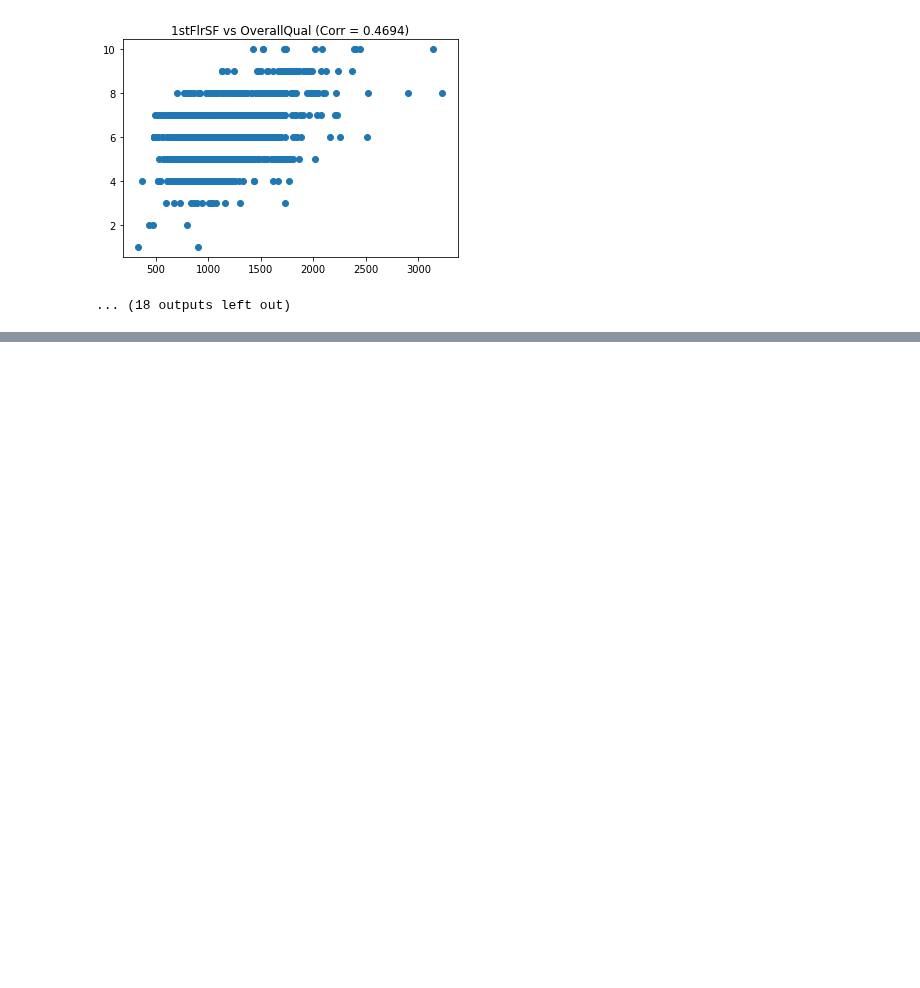
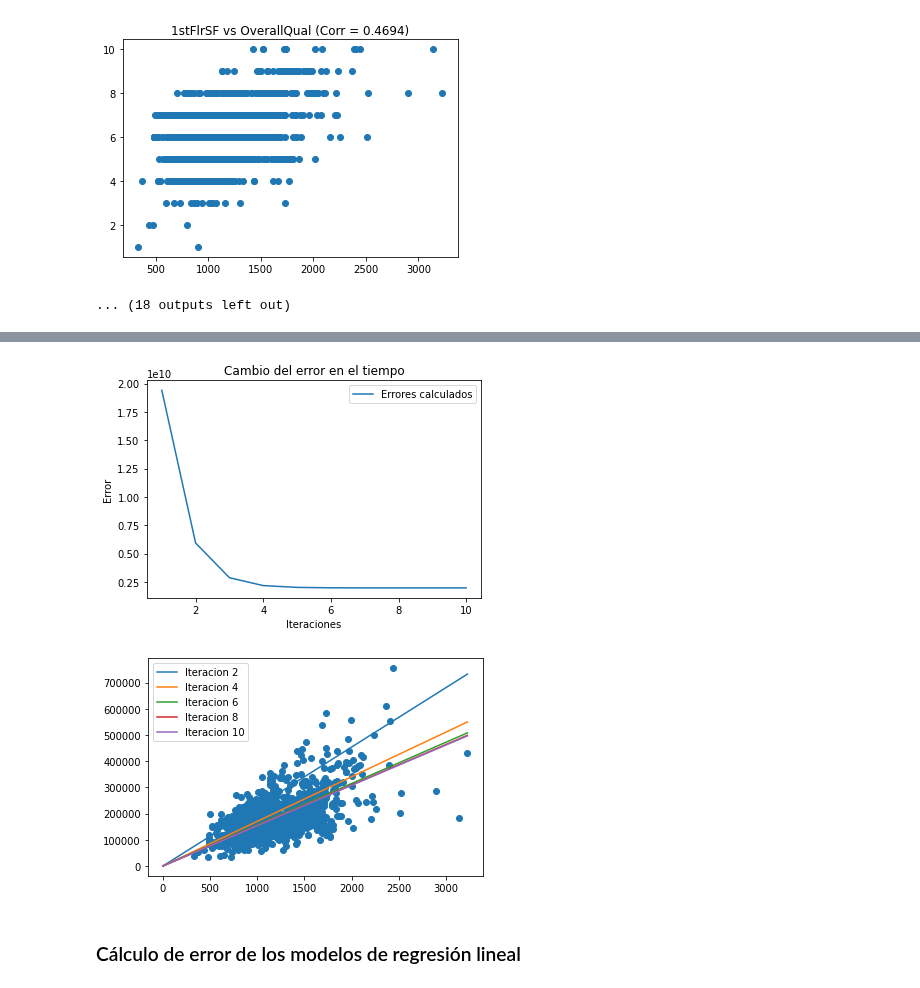
Before and after one commit to alejandrolq/Proyecto-Ciencia-de-Datos-en-Python, a Jupyter notebook: Proyecto Final - Ciencia de Datos en Python.ipynb, the cells around one changed output, grey strips where cells are left out. Drawn from its saved outputs; the diff is of its cells as text; code cells hidden in the pictures; blank space fills up the shorter version.

Commit message:
Agregados grafica de errores, calculos para una variable de prueba y conclusiones.

```diff
--- a/Proyecto Final - Ciencia de Datos en Python.ipynb
+++ b/Proyecto Final - Ciencia de Datos en Python.ipynb
@@ -227,0 +226,13 @@ print(error_modelo_manual, error_modelo_sklearn)
+# %%
+# Entrenamiento de modelo para 1stFlrSF y SalePrice
+x2 = df_training['1stFlrSF'].to_numpy()
+y2 = df_training['SalePrice'].to_numpy()
+epochs = 10
+imprimir = 100
+lr = 0.000001
+data2, errores2 = modelo(x2,y2,epochs,imprimir,lr)
+cambio_error(errores2)
+evolucion_modelo(data2, 2, x2, y2)
+# %% [output]
+[figure, added]
+[figure, added]
@@ -227,0 +261,2 @@ print(error_modelo_manual, error_modelo_sklearn)
+# %% [markdown]
+### Cálculo de error de los modelos de regresión lineal
```
Also changed, not shown: parts of 33 cells of this notebook.
